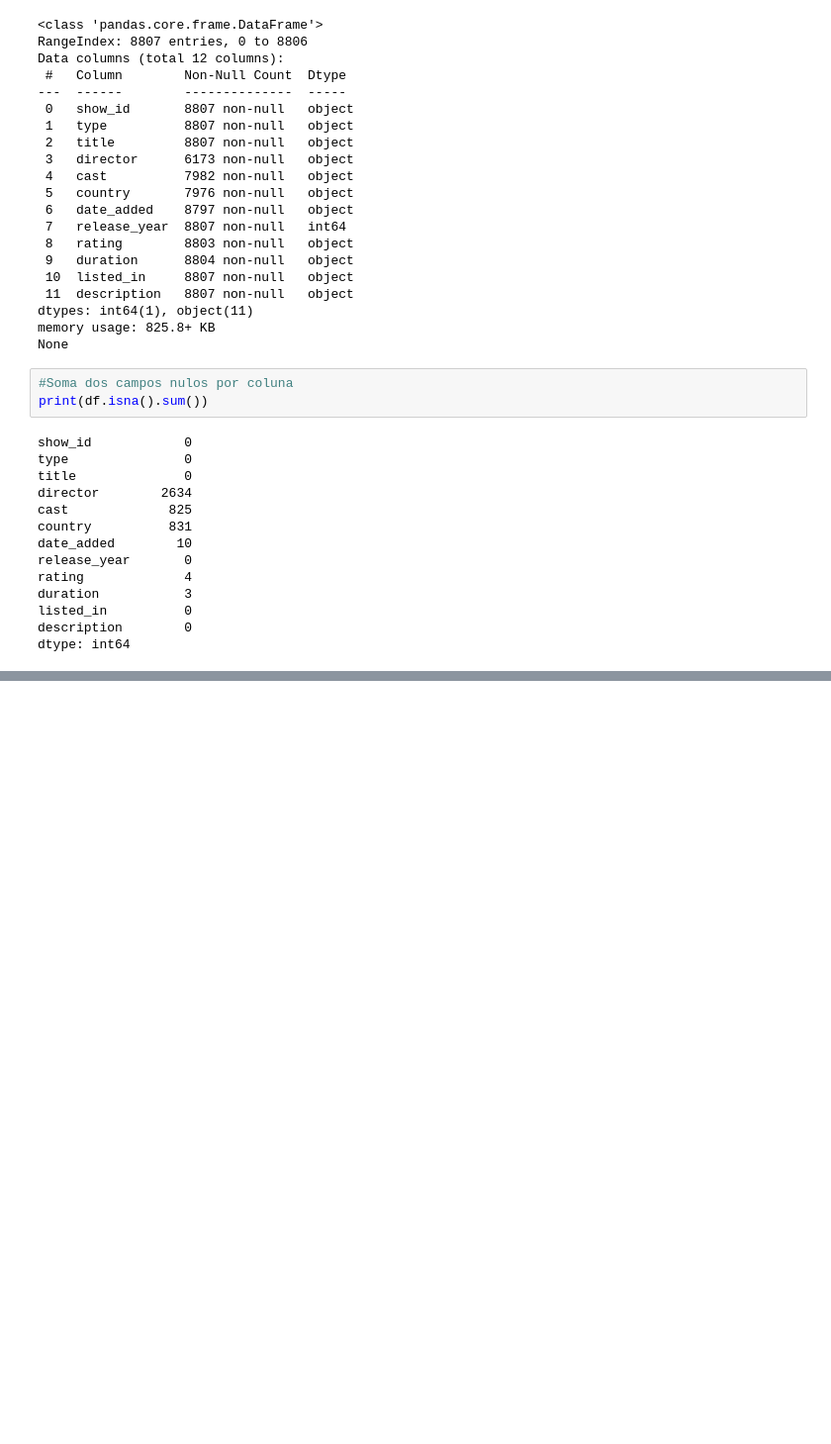
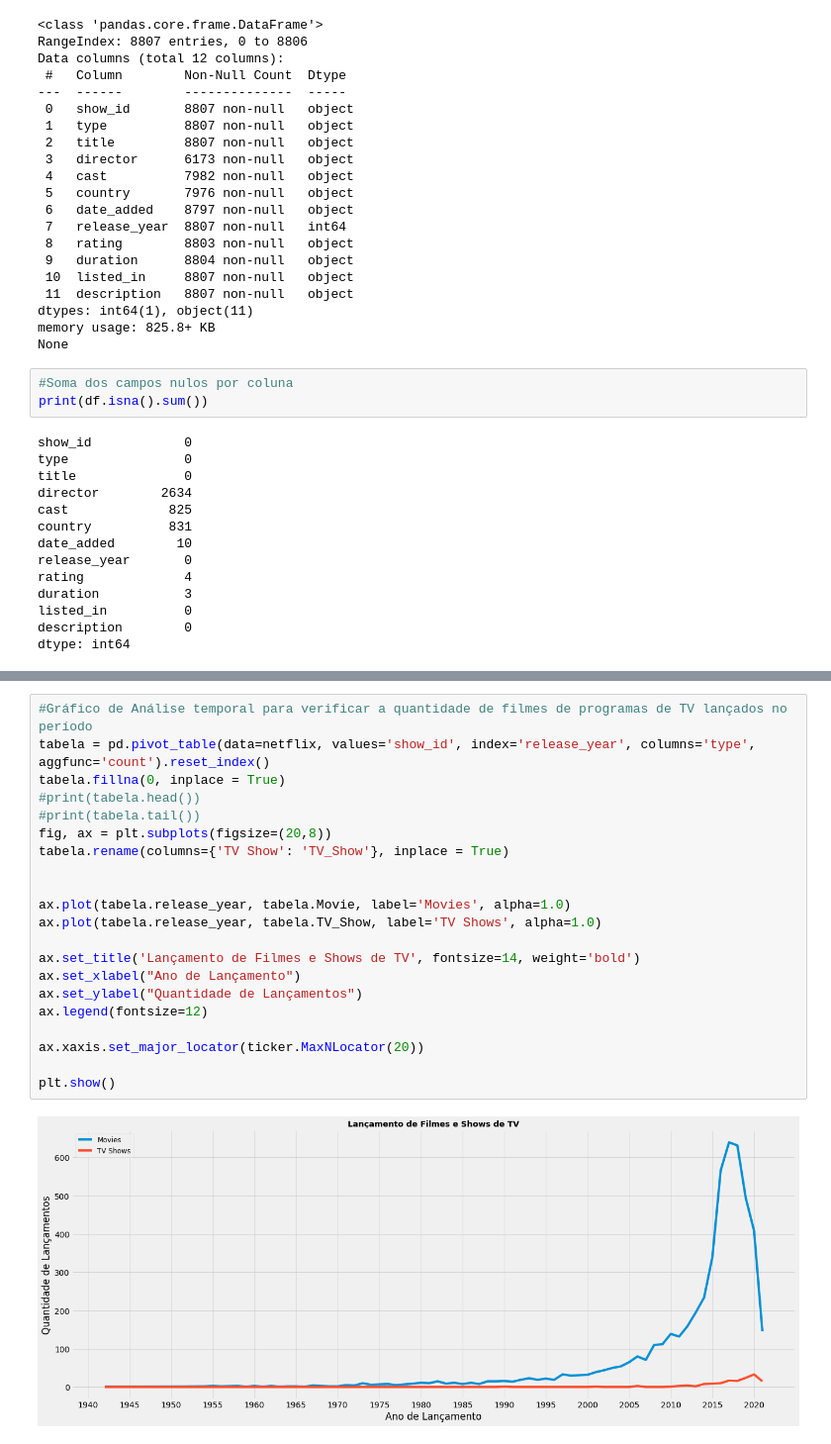
Before and after one commit to NilbertoFreitas/Dataviz, a Jupyter notebook: Dataviz_A2.ipynb, the cells around one changed output, grey strips where cells are left out. Shown at 99% size. Cells and saved outputs as stored; diff of their text form; blank space fills up the shorter version.

```diff
--- a/Dataviz_A2.ipynb
+++ b/Dataviz_A2.ipynb
@@ -110,4 +115,27 @@ Movie      5185
 TV Show     147
 Name: type, dtype: int64
 [figure]
+# %%
+#Gráfico de Análise temporal para verificar a quantidade de filmes de programas de TV lançados no período
+tabela = pd.pivot_table(data=netflix, values='show_id', index='release_year', columns='type', aggfunc='count').reset_index()
+tabela.fillna(0, inplace = True)
+#print(tabela.head())
+#print(tabela.tail())
+fig, ax = plt.subplots(figsize=(20,8))
+tabela.rename(columns={'TV Show': 'TV_Show'}, inplace = True)
+
+
+ax.plot(tabela.release_year, tabela.Movie, label='Movies', alpha=1.0)
+ax.plot(tabela.release_year, tabela.TV_Show, label='TV Shows', alpha=1.0)
+
+ax.set_title('Lançamento de Filmes e Shows de TV', fontsize=14, weight='bold')
+ax.set_xlabel("Ano de Lançamento")
+ax.set_ylabel("Quantidade de Lançamentos")
+ax.legend(fontsize=12)
+
+ax.xaxis.set_major_locator(ticker.MaxNLocator(20))
+
+plt.show()
+# %% [output]
+[figure, added]
 # %%
```
Also changed, not shown: parts of 7 cells of this notebook.
